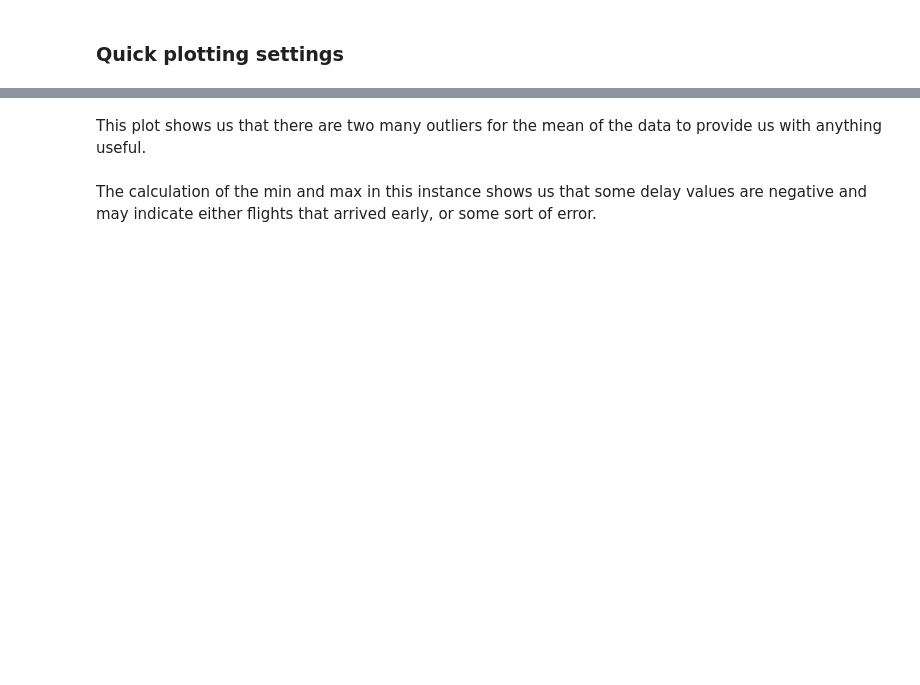
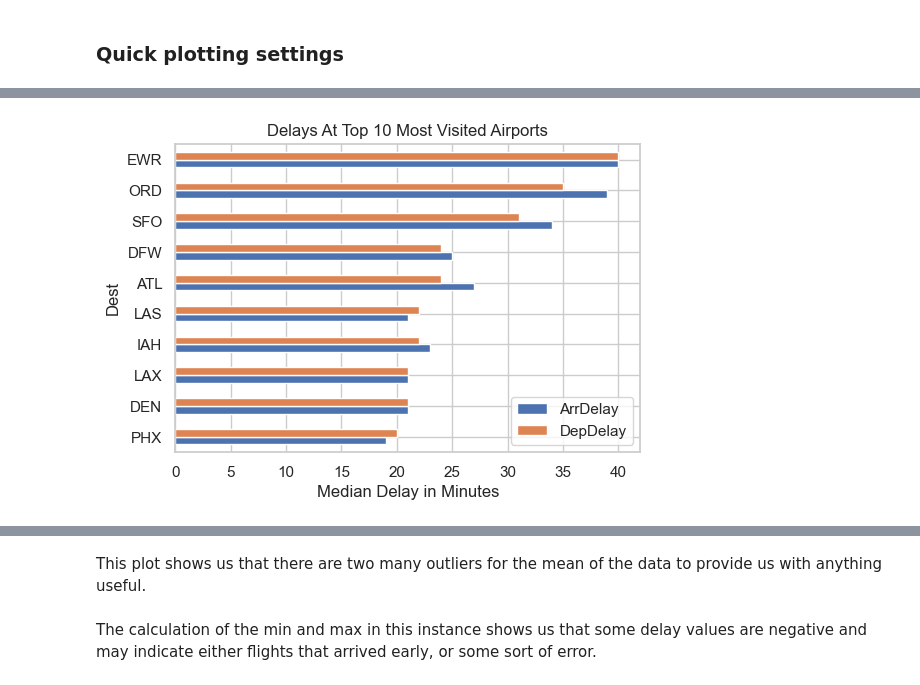
Before and after one commit to ethanbleier/Predicting-Flight-Delays-For-Domestic-Airlines, a Jupyter notebook: project2.ipynb, the cells around one changed output, grey strips where cells are left out. Cells and saved outputs as stored; diff of their text form; code cells hidden in the pictures; blank space fills up the shorter version.

```diff
--- a/project2.ipynb
+++ b/project2.ipynb
@@ -46,0 +148,8 @@ df = df.dropna(subset=['DepDelay', 'ArrDelay'])
+# %%
+top_ten_airports = df[df["Dest"].isin((df["Dest"].value_counts().head(10)).index)]
+top_ten_airports.groupby("Dest")[["ArrDelay","DepDelay"]].median().sort_values(by = "DepDelay").plot.barh();
+plt.title("Delays At Top 10 Most Visited Airports")
+plt.xlabel("Median Delay in Minutes")
+plt.show()
+# %% [output]
+[figure, added]
```
Also changed, not shown: parts of 23 cells of this notebook.
